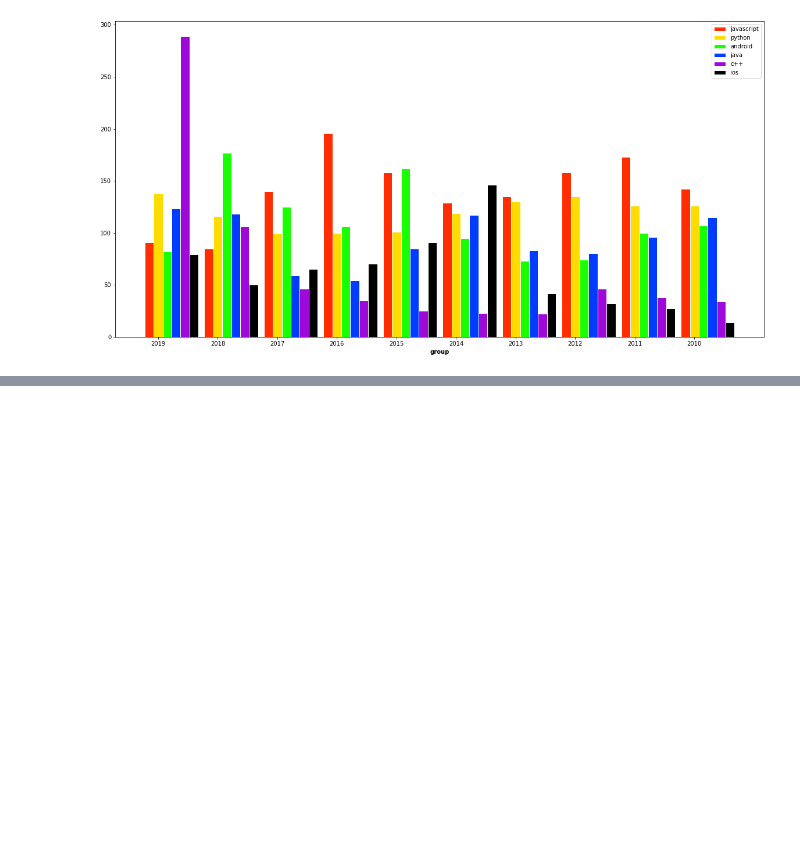
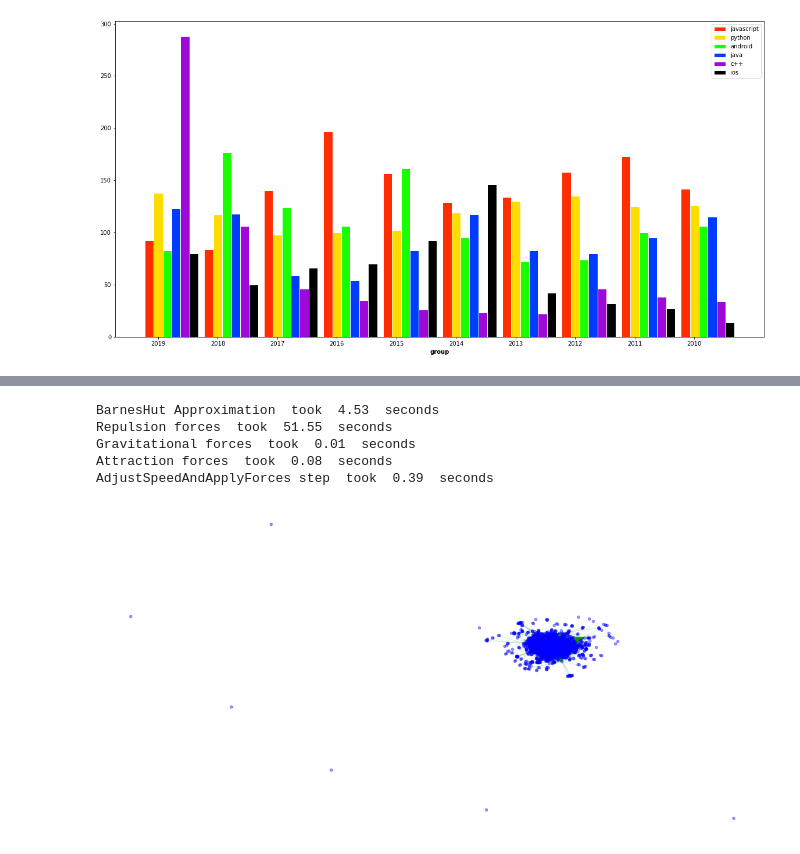
Before and after one commit to MadsVSChristensen/socialgraphs-project, a Jupyter notebook: Project assignment.ipynb, the cells around one changed output, grey strips where cells are left out. Saved outputs shown, nothing was run; the diff lists cells and outputs as text; code cells hidden in the pictures; blank space fills up the shorter version.

```diff
--- a/Project assignment.ipynb
+++ b/Project assignment.ipynb
@@ -211,0 +234,36 @@ TypeError: Input is not known type.
+# %%
+plt.figure(figsize=(20,10))
+
+forceatlas2 = ForceAtlas2(
+                        # Behavior alternatives
+                        outboundAttractionDistribution=True,  # Dissuade hubs
+                        linLogMode=False,  # NOT IMPLEMENTED
+                        adjustSizes=False,  # Prevent overlap (NOT IMPLEMENTED)
+                        edgeWeightInfluence=1.0,
+
+                        # Performance
+                        jitterTolerance=1.0,  # Tolerance
+                        barnesHutOptimize=True,
+                        barnesHutTheta=1.2,
+                        multiThreaded=False,  # NOT IMPLEMENTED
+
+                        # Tuning
+                        scalingRatio=2.0,
+                        strongGravityMode=True,
+                        gravity=10.0,
+
+                        # Log
+                        verbose=True)
+
+positions = forceatlas2.forceatlas2_networkx_layout(network, pos=None, iterations=100)
+nx.draw_networkx_nodes(network, positions, node_size=20, with_labels=False, node_color="blue", alpha=0.4)
+nx.draw_networkx_edges(network, positions, edge_color="green", alpha=0.05)
+plt.axis('off')
+plt.show()
+# %% [output]
+BarnesHut Approximation  took  4.53  seconds
+Repulsion forces  took  51.55  seconds
+Gravitational forces  took  0.01  seconds
+Attraction forces  took  0.08  seconds
+AdjustSpeedAndApplyForces step  took  0.39  seconds
+[figure, added]
```
Also changed, not shown: parts of 20 cells of this notebook.
